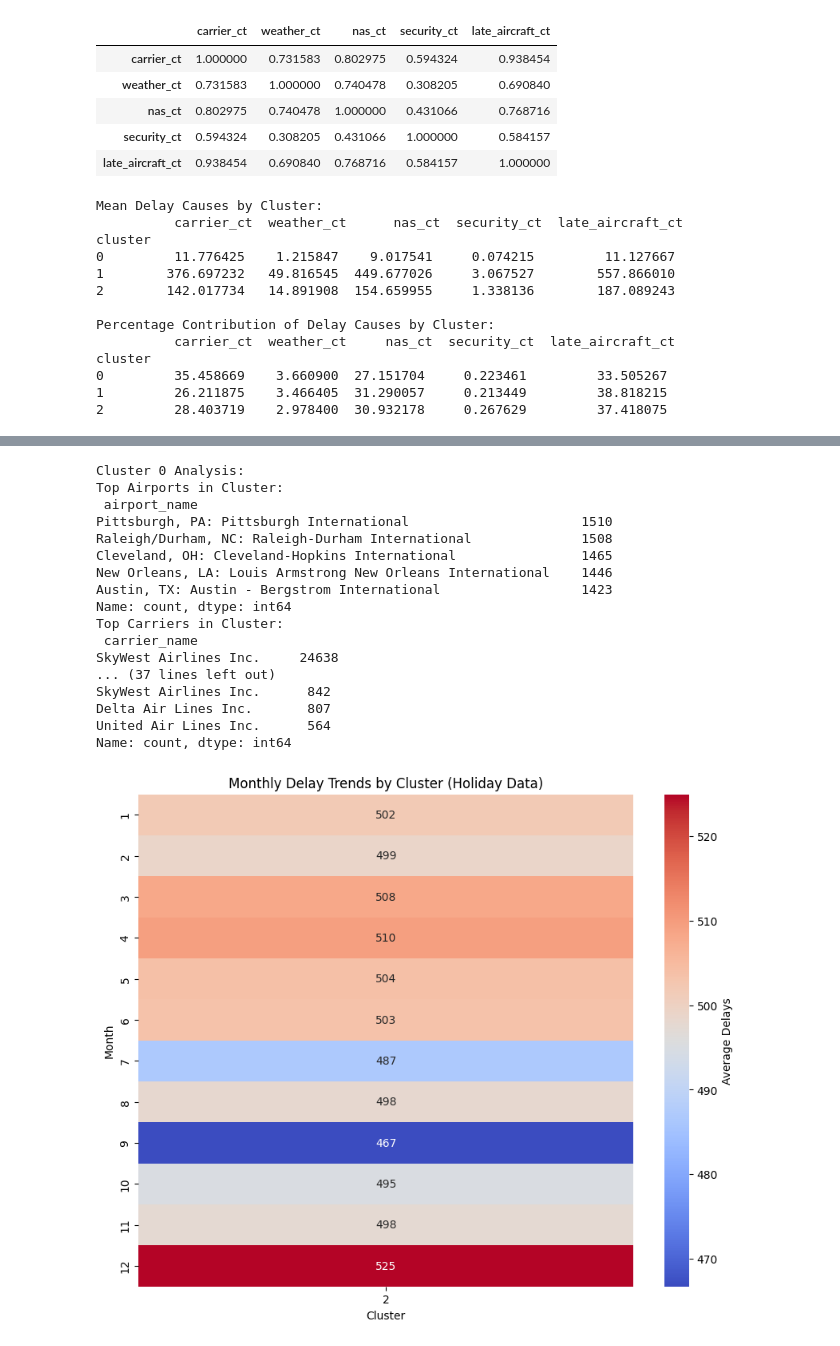
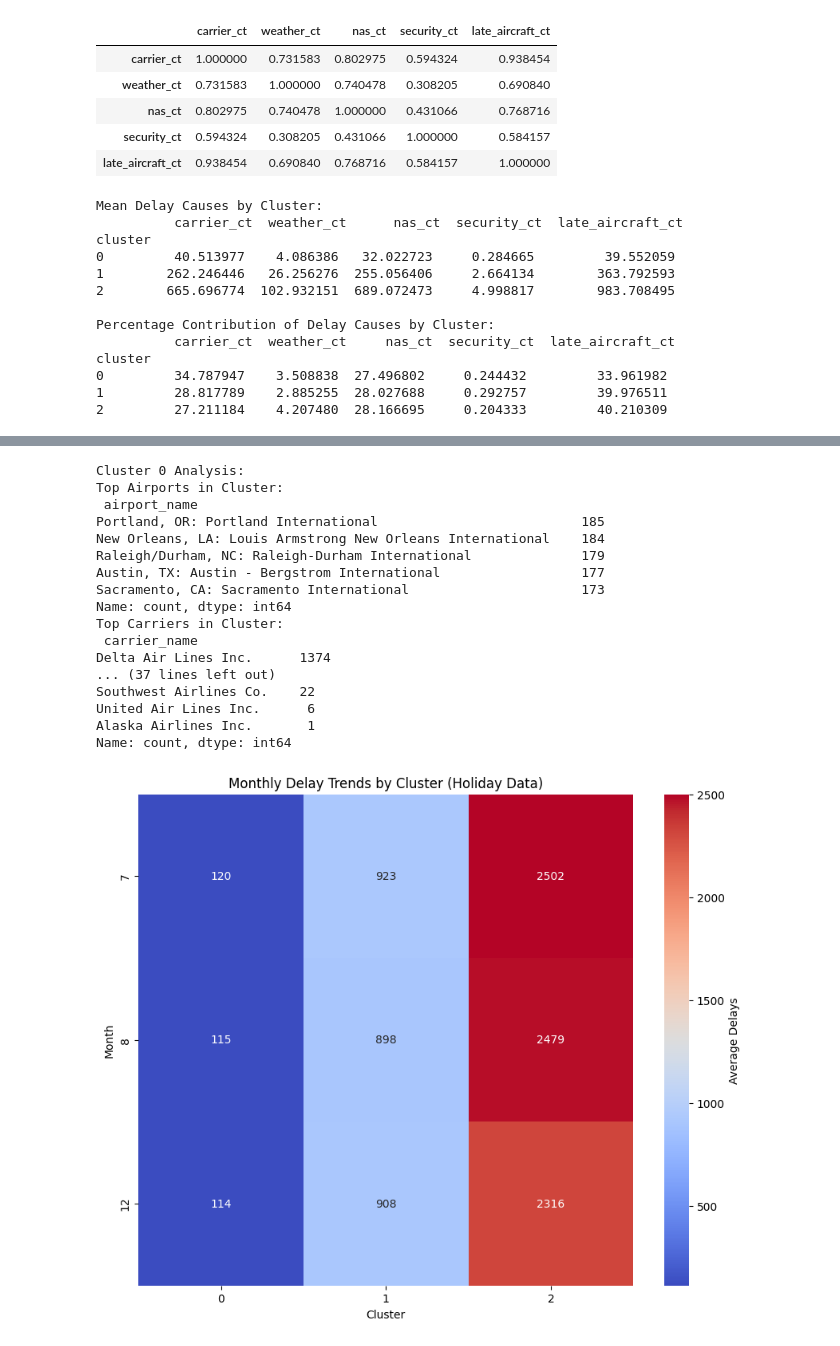
Before and after one commit to lingyuehao/Data_Dawgs, a Jupyter notebook: Data-Dawgs.ipynb, the cells around one changed output, grey strips where cells are left out. Drawn from its saved outputs; the diff is of its cells as text; code cells hidden in the pictures.

Commit message:
Changes to cluster specfic

```diff
--- a/Data-Dawgs.ipynb
+++ b/Data-Dawgs.ipynb
@@ -602,30 +602,47 @@ from sklearn.impute import SimpleImputer
 
 data = pd.read_csv('Airline_Delay_Cause.csv')
 
+# Filter for holiday months (July, August, December)
+holiday_months = [7, 8, 12]
+data_holiday = data[data['month'].isin(holiday_months)]
+
+# Filter for top 6 airlines
+top_6_airlines = ['DL', 'AA', 'UA', 'WN', 'AS', 'B6']
+data_holiday = data_holiday[data_holiday['carrier'].isin(top_6_airlines)]
+
+# Count the top 50 airports by flight arrivals
+top_50_airports = (
+    data_holiday.groupby('airport')['arr_flights'].sum()
+    .sort_values(ascending=False)
+    .head(50)
+    .index
+)
+data_holiday = data_holiday[data_holiday['airport'].isin(top_50_airports)]
+
 # Clustering
 features = ['arr_flights', 'arr_del15', 'carrier_ct', 'weather_ct', 'nas_ct', 'security_ct', 'late_aircraft_ct']
-X = data[features]
+X = data_holiday[features]
 
-# Handle values w/ SimpleImputer
+# Handle missing values using SimpleImputer
 imputer = SimpleImputer(strategy='mean')
 X = imputer.fit_transform(X)
 
-# Scale the data StandardScaler
+# Scale the data using StandardScaler
 scaler = StandardScaler()
 X_scaled = scaler.fit_transform(X)
 
-# K-Means clustering
+# Perform K-Means clustering
 kmeans = KMeans(n_clusters=3, random_state=42)
-data['cluster'] = kmeans.fit_predict(X_scaled)
+data_holiday['cluster'] = kmeans.fit_predict(X_scaled)
 
 # Group by cluster and calculate mean delay causes
 delay_causes = ['carrier_ct', 'weather_ct', 'nas_ct', 'security_ct', 'late_aircraft_ct']
-delay_by_cluster = data.groupby('cluster')[delay_causes].mean()
+delay_by_cluster = data_holiday.groupby('cluster')[delay_causes].mean()
 
-# Percentage contribution of each delay cause
+# Calculate the percentage contribution of each delay cause
 delay_by_cluster_percentage = delay_by_cluster.div(delay_by_cluster.sum(axis=1), axis=0) * 100
 
-# mean delay causes and percentage contributions
+# Display mean delay causes and percentage contributions
 print("Mean Delay Causes by Cluster:\n", delay_by_cluster)
 print("\nPercentage Contribution of Delay Causes by Cluster:\n", delay_by_cluster_percentage)
 
@@ -640,19 +657,19 @@ plt.show()
 # Analysis for each cluster
 for cluster_num in range(3):
     print(f"\nCluster {cluster_num} Analysis:")
-    cluster_data = data[data['cluster'] == cluster_num]
+    cluster_data = data_holiday[data_holiday['cluster'] == cluster_num]
 
-    # airport/carrier distributions
+    # Airport and carrier distributions
     print("Top Airports in Cluster:\n", cluster_data['airport_name'].value_counts().head())
     print("Top Carriers in Cluster:\n", cluster_data['carrier_name'].value_counts().head())
 
-# Aggregate av.delays by month and cluster
-monthly_trends = cluster_data.groupby(['month', 'cluster'])['arr_del15'].mean().reset_index()
+# Aggregate average delays by month and cluster
+monthly_trends = data_holiday.groupby(['month', 'cluster'])['arr_del15'].mean().reset_index()
 
 # Pivot data for the heatmap
 pivot_table = monthly_trends.pivot(index="month", columns="cluster", values="arr_del15")
 
-# heatmap
+# Create the heatmap
 plt.figure(figsize=(10, 8))
 sns.heatmap(pivot_table, annot=True, fmt=".0f", cmap="coolwarm", cbar_kws={'label': 'Average Delays'})
 plt.title("Monthly Delay Trends by Cluster (Holiday Data)")
@@ -663,13 +680,13 @@ plt.show()
 Mean Delay Causes by Cluster:
           carrier_ct  weather_ct      nas_ct  security_ct  late_aircraft_ct
 cluster
-0         11.776425    1.215847    9.017541     0.074215         11.127667
-1        376.697232   49.816545  449.677026     3.067527        557.866010
-2        142.017734   14.891908  154.659955     1.338136        187.089243
+0         40.513977    4.086386   32.022723     0.284665         39.552059
+1        262.246446   26.256276  255.056406     2.664134        363.792593
+2        665.696774  102.932151  689.072473     4.998817        983.708495
 
 Percentage Contribution of Delay Causes by Cluster:
           carrier_ct  weather_ct     nas_ct  security_ct  late_aircraft_ct
 cluster
-0         35.458669    3.660900  27.151704     0.223461         33.505267
-1         26.211875    3.466405  31.290057     0.213449         38.818215
-2         28.403719    2.978400  30.932178     0.267629         37.418075
+0         34.787947    3.508838  27.496802     0.244432         33.961982
+1         28.817789    2.885255  28.027688     0.292757         39.976511
+2         27.211184    4.207480  28.166695     0.204333         40.210309
@@ -677,18 +694,18 @@ cluster
 Cluster 0 Analysis:
 Top Airports in Cluster:
  airport_name
-Pittsburgh, PA: Pittsburgh International                      1510
-Raleigh/Durham, NC: Raleigh-Durham International              1508
-Cleveland, OH: Cleveland-Hopkins International                1465
-New Orleans, LA: Louis Armstrong New Orleans International    1446
-Austin, TX: Austin - Bergstrom International                  1423
+Portland, OR: Portland International                          185
+New Orleans, LA: Louis Armstrong New Orleans International    184
+Raleigh/Durham, NC: Raleigh-Durham International              179
+Austin, TX: Austin - Bergstrom International                  177
+Sacramento, CA: Sacramento International                      173
 Name: count, dtype: int64
 Top Carriers in Cluster:
  carrier_name
-SkyWest Airlines Inc.     24638
+Delta Air Lines Inc.      1374
 ... (37 lines left out)
-SkyWest Airlines Inc.      842
-Delta Air Lines Inc.       807
-United Air Lines Inc.      564
+Southwest Airlines Co.    22
+United Air Lines Inc.      6
+Alaska Airlines Inc.       1
 Name: count, dtype: int64
-[figure, old version]
+[figure, new version]
```
Also changed, not shown: parts of 1 cell of this notebook.
